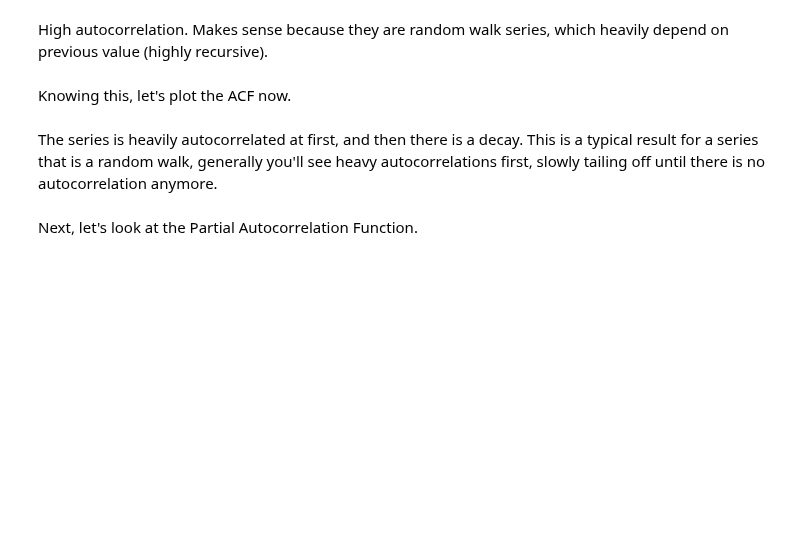
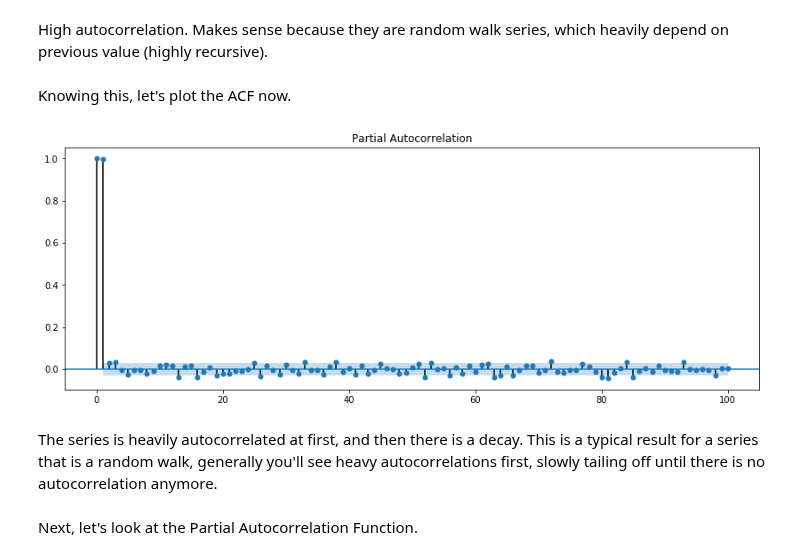
Before and after one commit to nkacoroski/dsc-3-26-05-correlation-and-autocorrelation-in-time-series-lab-seattle-ds-career-040119, a Jupyter notebook: index.ipynb, the cells around one changed output. Drawn from its saved outputs; the diff is of its cells as text; code cells hidden in the pictures; blank space fills up the shorter version.

```diff
--- a/index.ipynb
+++ b/index.ipynb
@@ -109,10 +109,12 @@ Knowing this, let's plot the ACF now.
 # %%
 from statsmodels.graphics.tsaplots import plot_pacf
 from matplotlib.pylab import rcParams
 
 rcParams['figure.figsize'] = 14, 5
 
-plot
+plot_pacf(eur.dropna(), lags=100);
+# %% [output]
+[figure, added]
 # %% [markdown]
 The series is heavily autocorrelated at first, and then there is a decay. This is a typical result for a series that is a random walk, generally you'll see heavy autocorrelations first, slowly tailing off until there is no autocorrelation anymore.
 # %% [markdown]
```
